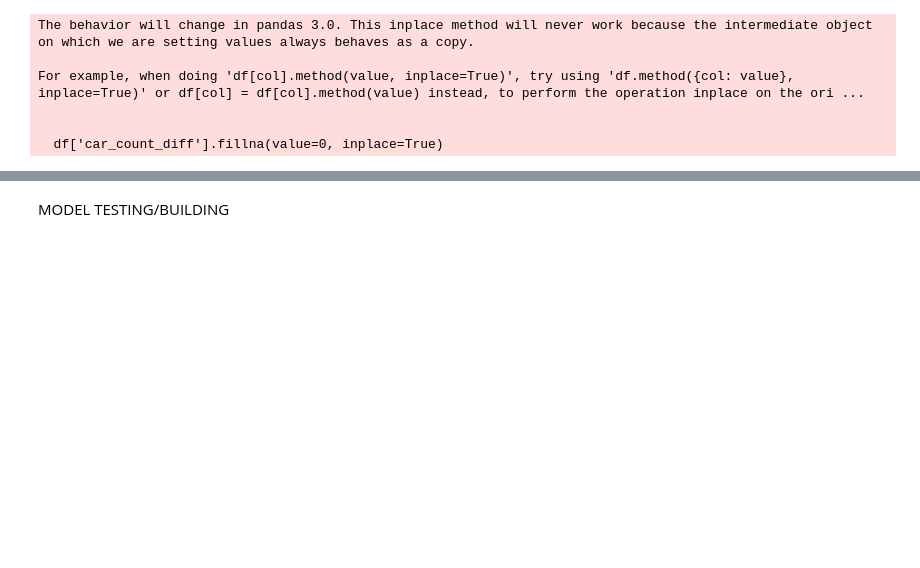
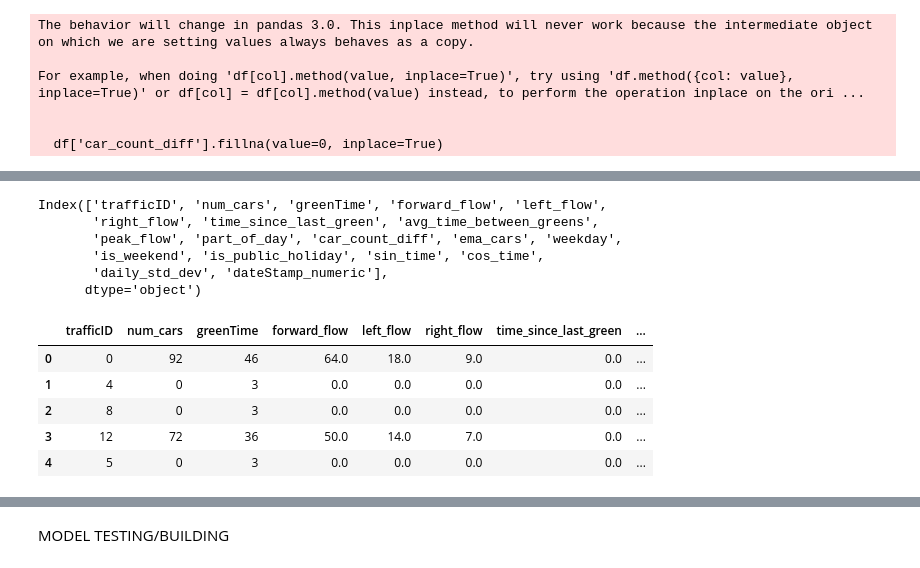
Before and after one commit to Ahmad142300/AdaptiveTrafficLightSystem, a Jupyter notebook: deep_rl.ipynb, the cells around one changed output, grey strips where cells are left out. Cells and saved outputs as stored; diff of their text form; code cells hidden in the pictures; blank space fills up the shorter version.

Commit message:
Finished feature engineering and extraction, performed normalization and removed unneeded features from dataframe. Performed xgboost model on df.

```diff
--- a/deep_rl.ipynb
+++ b/deep_rl.ipynb
@@ -93,0 +94,48 @@ len(df.columns)
+# %%
+# Data handling before model training
+# convert timestamp to numeric
+df['timeStamp_numeric'] = df['timeStamp'].apply(lambda x: x.timestamp())
+# convert dateStamp from str to datetime then to numeric
+df['dateStamp'] = pd.to_datetime(df['dateStamp'])
+df['dateStamp_numeric'] = df['dateStamp'].apply(lambda x: x.timestamp())
+# drop the original timestamp and datestamp columns
+df.drop(['timeStamp', 'dateStamp'], axis=1, inplace=True)
+# %%
+# change part_of_day to categories and then to numeric
+df['part_of_day'] = df['part_of_day'].astype('category').cat.codes  # convert to numeric
+# %%
+# Dropping unneeded columns
+# Drop hour, min, second
+df.drop(['hour', 'minute', 'second'], axis=1, inplace=True)
+
+# drop flow ratios
+df.drop(['forward_flow_ratio', 'left_flow_ratio', 'right_flow_ratio'], axis=1, inplace=True)
+
+# drop timeStamp_numeric
+df.drop(['timeStamp_numeric'], axis=1, inplace=True)
+
+# drop weatherStamp:
+df.drop(['weatherStamp:'], axis=1, inplace=True)
+# %%
+# Convert all str columns in df to numeric (float)
+for col in df.columns:
+    if df[col].dtype == 'str':
+        df[col] = pd.to_numeric(df[col], errors='coerce', inplace=True)
+# %%
+df.columns
+# %% [output]
+Index(['trafficID', 'num_cars', 'greenTime', 'forward_flow', 'left_flow',
+       'right_flow', 'time_since_last_green', 'avg_time_between_greens',
+       'peak_flow', 'part_of_day', 'car_count_diff', 'ema_cars', 'weekday',
+       'is_weekend', 'is_public_holiday', 'sin_time', 'cos_time',
+       'daily_std_dev', 'dateStamp_numeric'],
+      dtype='object')
+# %%
+df.head()
+# %% [output]
+|  | trafficID | num_cars | greenTime | forward_flow | left_flow | right_flow | time_since_last_green | ... |
+| 0 | 0 | 92 | 46 | 64.0 | 18.0 | 9.0 | 0.0 | ... |
+| 1 | 4 | 0 | 3 | 0.0 | 0.0 | 0.0 | 0.0 | ... |
+| 2 | 8 | 0 | 3 | 0.0 | 0.0 | 0.0 | 0.0 | ... |
+| 3 | 12 | 72 | 36 | 50.0 | 14.0 | 7.0 | 0.0 | ... |
+| 4 | 5 | 0 | 3 | 0.0 | 0.0 | 0.0 | 0.0 | ... |
```
Also changed, not shown: parts of 23 cells of this notebook, 7 other files.
